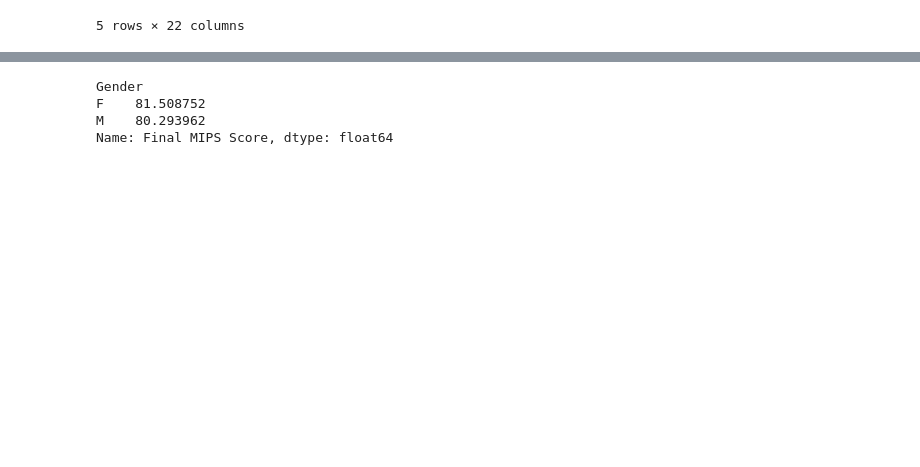
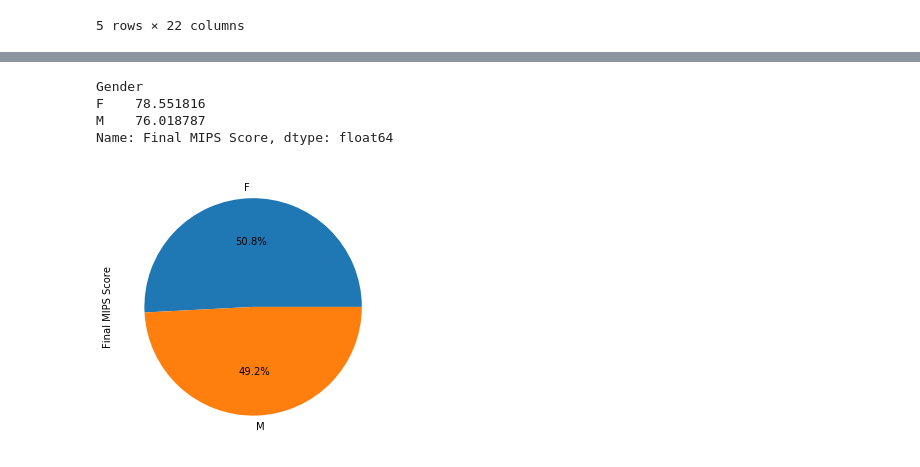
Before and after one commit to ishanku/MedicareDataAnalysisProject, a Jupyter notebook: Physician_Analysis_JJ.ipynb, the cells around one changed output, grey strips where cells are left out. Saved outputs shown, nothing was run; the diff lists cells and outputs as text; code cells hidden in the pictures; blank space fills up the shorter version.

```diff
--- a/Physician_Analysis_JJ.ipynb
+++ b/Physician_Analysis_JJ.ipynb
@@ -22,13 +42,18 @@ physician_data.head()
 # %%
 # GroupBy Physician Gender
-grouped_gender=physician_data.groupby(['Gender'])
+grouped_gender=unique_pnpi.groupby(['Gender'])
 avg_gendermips=grouped_gender["Final MIPS Score"].mean()
 avg_gendermips
 # %% [output]
 Gender
-F    81.508752
-M    80.293962
+F    78.551816
+M    76.018787
 Name: Final MIPS Score, dtype: float64
+# %%
+#Gender distribution of MIPS score
+plot = avg_gendermips.plot.pie(figsize=(5,5),autopct='%1.1f%%')
+# %% [output]
+[figure, added]
 # %%
 # Create a bar chart based off of the group series
 gender=["Female","Male"]
```
Also changed, not shown: parts of 10 cells of this notebook.
